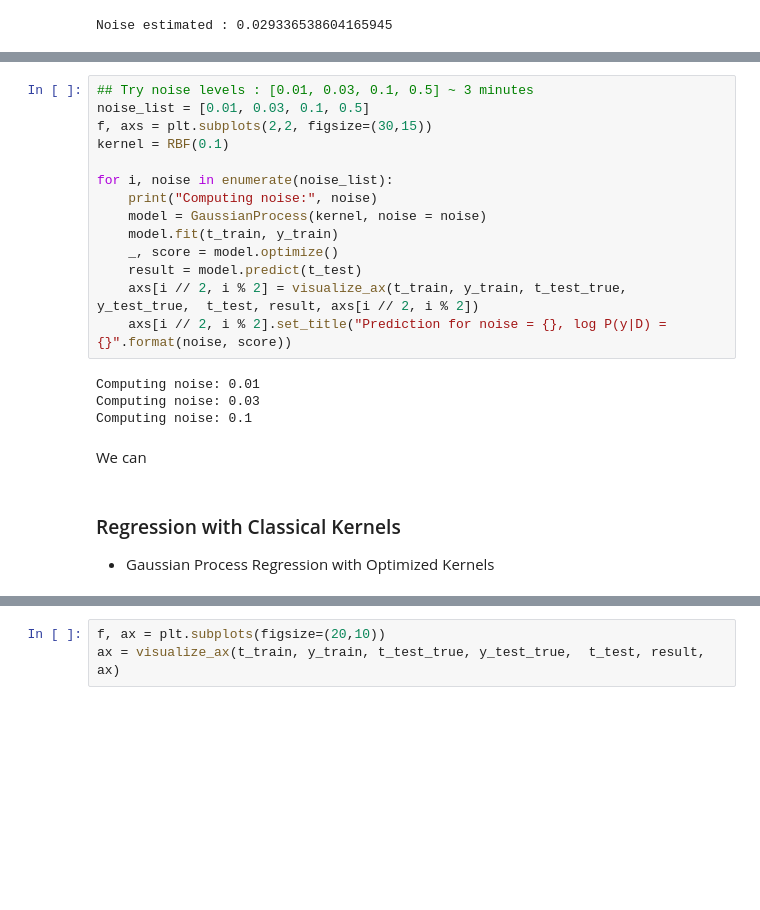
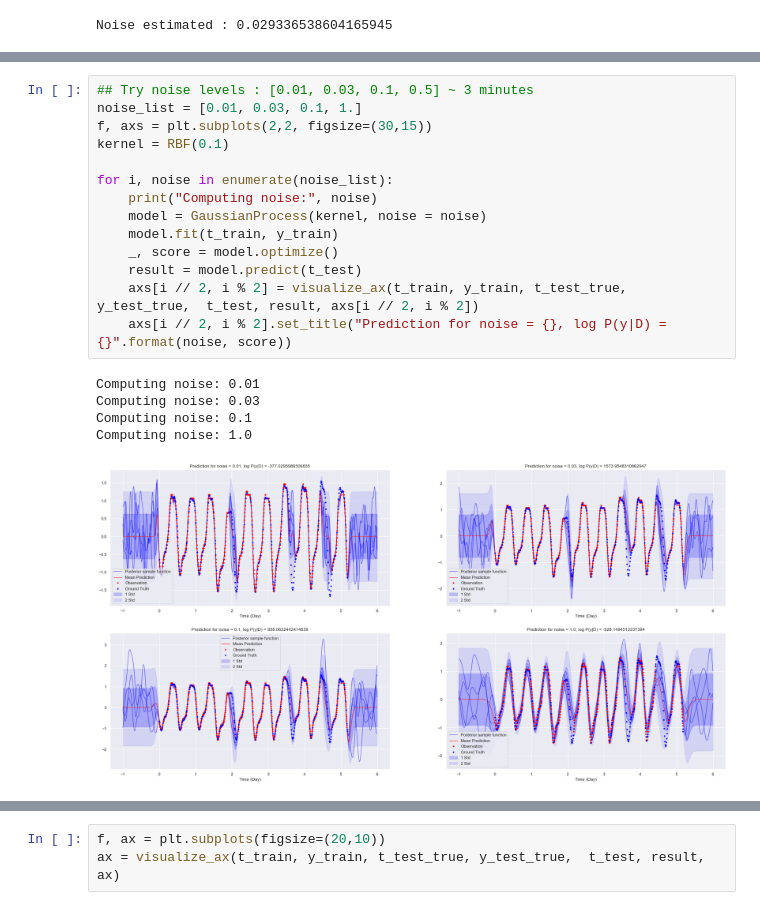
Before and after one commit to pierreosselin/cdt_labs, a Jupyter notebook: data_inference/Lab1.ipynb, the cells around one changed output, grey strips where cells are left out. Drawn from its saved outputs; the diff is of its cells as text; blank space fills up the shorter version.

```diff
--- a/data_inference/Lab1.ipynb
+++ b/data_inference/Lab1.ipynb
@@ -121,23 +135,20 @@ The noise hyperparameter is 0.02931455630950178
 # %%
 ## Try noise levels : [0.01, 0.03, 0.1, 0.5] ~ 3 minutes
-noise_list = [0.01, 0.03, 0.1, 0.5]
+noise_list = [0.01, 0.03, 0.1, 1.]
 f, axs = plt.subplots(2,2, figsize=(30,15))
 kernel = RBF(0.1)
 
 for i, noise in enumerate(noise_list):
     print("Computing noise:", noise)
     model = GaussianProcess(kernel, noise = noise)
     model.fit(t_train, y_train)
     _, score = model.optimize()
     result = model.predict(t_test)
     axs[i // 2, i % 2] = visualize_ax(t_train, y_train, t_test_true, y_test_true,  t_test, result, axs[i // 2, i % 2])
     axs[i // 2, i % 2].set_title("Prediction for noise = {}, log P(y|D) = {}".format(noise, score))
 # %% [output]
 Computing noise: 0.01
 Computing noise: 0.03
 Computing noise: 0.1
+Computing noise: 1.0
+[figure, added]
-# %% [markdown]
-We can
-# %% [markdown]
-### Regression with Classical Kernels
-- Gaussian Process Regression with Optimized Kernels
```
Also changed, not shown: parts of 25 cells of this notebook, 2 other files.
